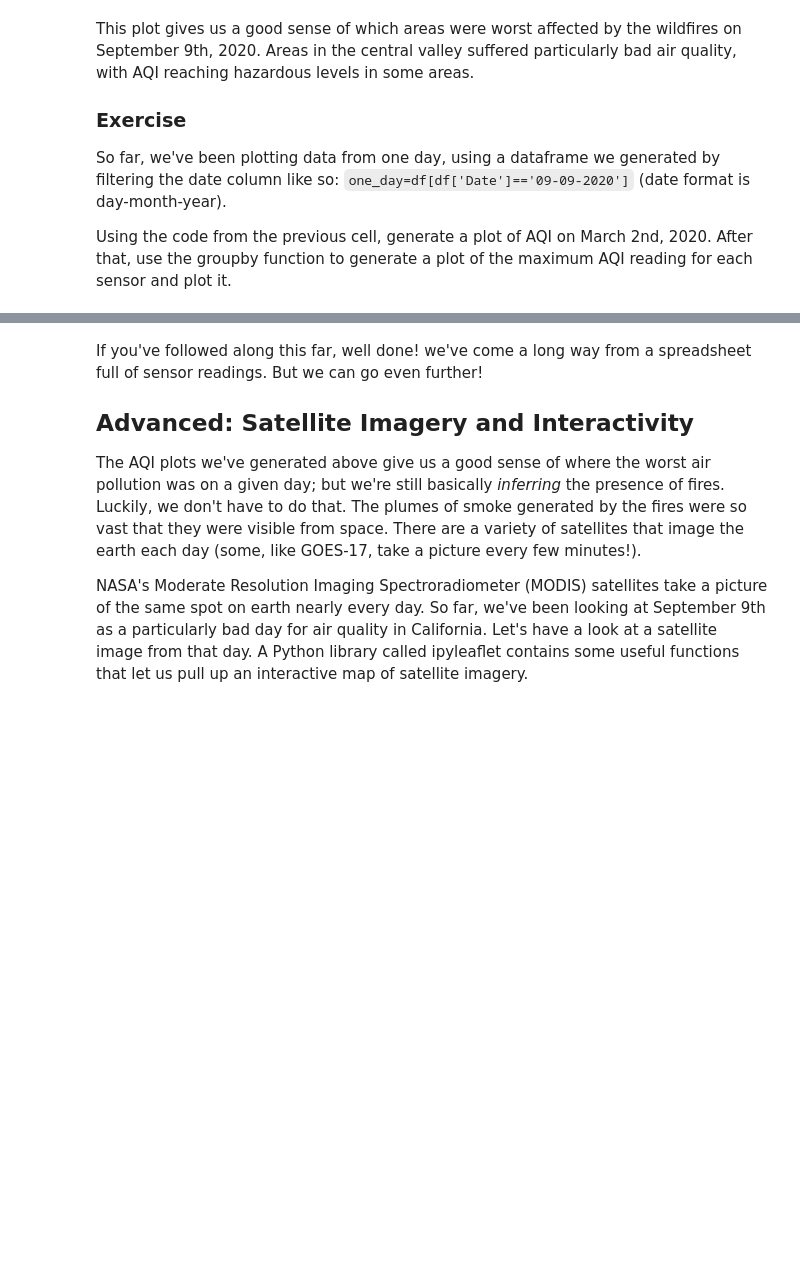
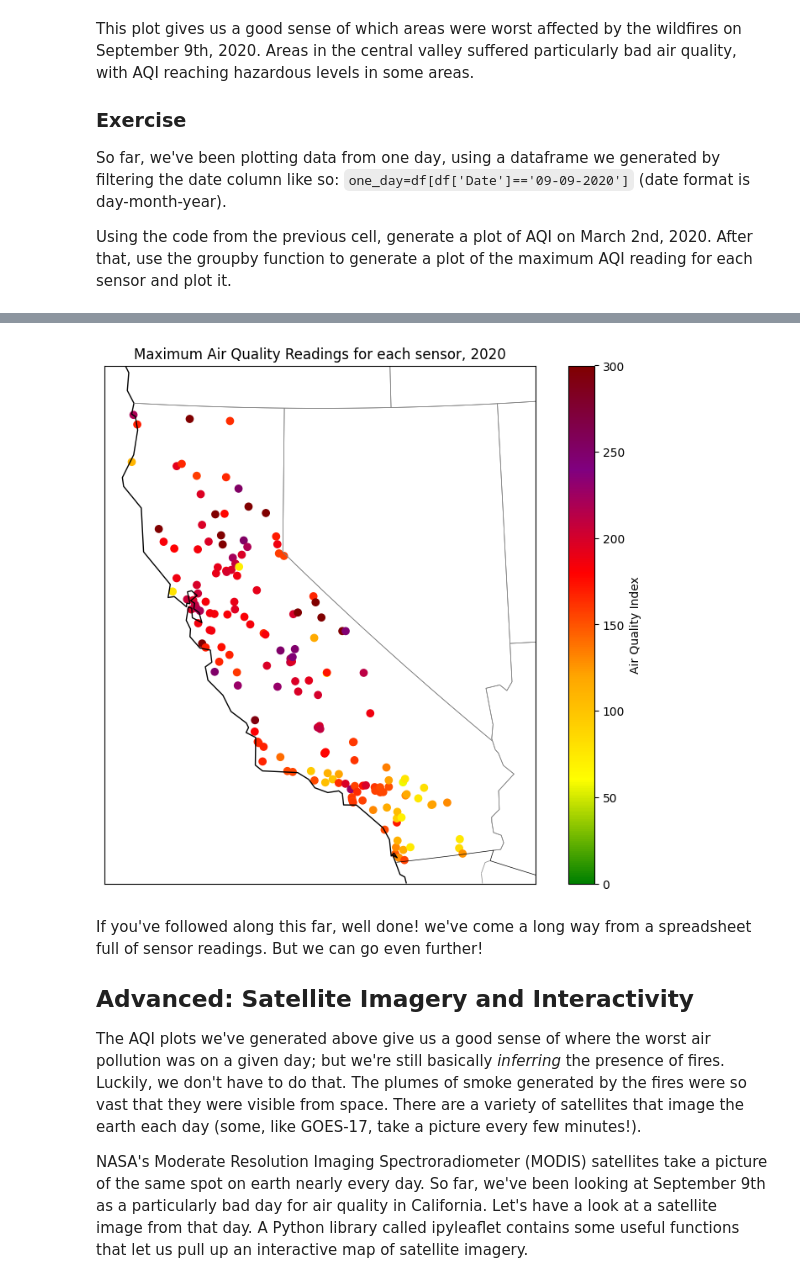
Before and after one commit to sofiya-sh/QM2, a Jupyter notebook: notebooks/W03. Spatial Data.ipynb, the cells around one changed output, grey strips where cells are left out. Drawn from its saved outputs; the diff is of its cells as text; code cells hidden in the pictures; blank space fills up the shorter version.

```diff
--- a/notebooks/W03. Spatial Data.ipynb
+++ b/notebooks/W03. Spatial Data.ipynb
@@ -443,3 +448,41 @@ counties = df.groupby('COUNTY')['AQI'].idxmax()
+# %%
+max_values = df.groupby(['longitude','latitude'])['AQI'].idxmax()
+max_rows = df.loc[max_values]
+
+
+map = Basemap(projection='lcc', resolution='l',
+            lat_0=37.5, lon_0=-119,
+            width=1E6, height=1.2E6)
+
+map.drawcoastlines(color='black')
+map.drawcountries(color='black')
+map.drawstates(color='gray')
+
+map.scatter(
+      max_rows['longitude'],
+      max_rows['latitude'],
+      latlon=True,
+      c=max_rows['AQI'],
+      cmap=aqi_colors,
+      vmin=0,
+      vmax=300)
+
+
+plt.title('Maximum Air Quality Readings for each sensor, 2020')
+plt.colorbar(label='Air Quality Index');
+
+
+
+
+#max_values = df.groupby(['longitude','latitude'])['AQI'].max()
+#max_values['longitude','latitude']
+
+#max_exercise = df[df['Site ID']==max_values]
+
+# filter the original dataframe using this date
+#one_day=df[df['Date']==date]
+# %% [output]
+[figure, added]
 # %% [markdown]
 If you've followed along this far, well done! we've come a long way from a spreadsheet full of sensor readings. But we can go even further!
 
```
Also changed, not shown: parts of 10 cells of this notebook.
